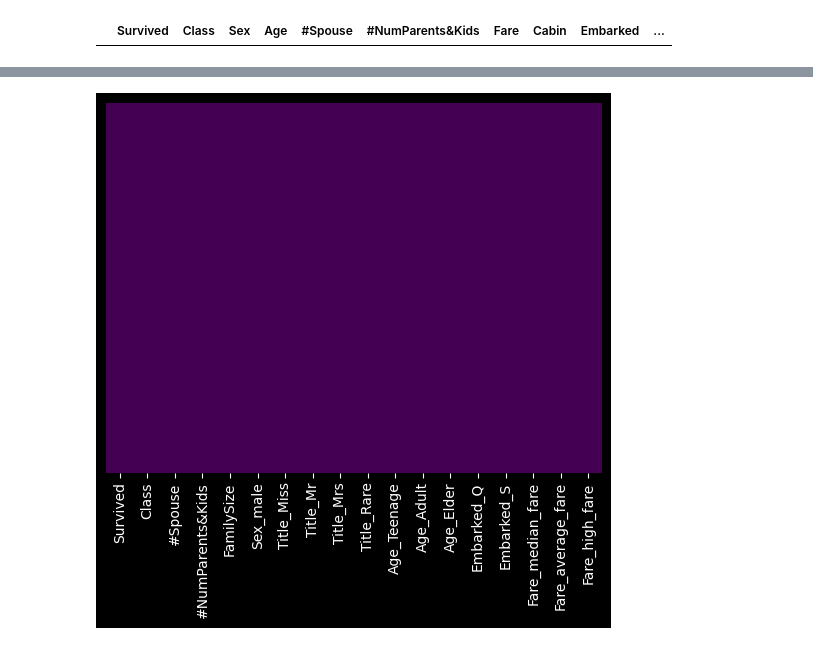
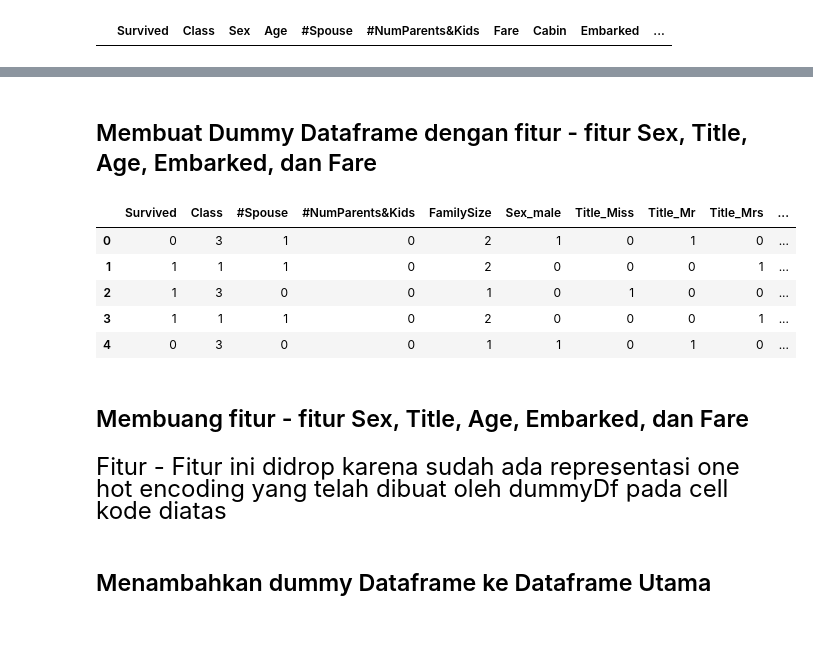
Before and after one commit to StefannusChristian/Data-Processing-and-Engineering, a Jupyter notebook: UTS/titanic/uts.ipynb, the cells around one changed output, grey strips where cells are left out. Drawn from its saved outputs; the diff is of its cells as text; code cells hidden in the pictures.

```diff
--- a/UTS/titanic/uts.ipynb
+++ b/UTS/titanic/uts.ipynb
@@ -232,11 +272,22 @@ df['Embarked'] = df.Embarked.apply(imputeEmbarked)
+# %% [markdown]
+## Membuat Dummy Dataframe dengan fitur - fitur Sex, Title, Age, Embarked, dan Fare
 # %%
 dummyDf = pd.get_dummies(df, columns = ["Sex","Title","Age","Embarked","Fare"],drop_first=True)
+display(dummyDf.head())
+# %% [output]
+|  | Survived | Class | #Spouse | #NumParents&Kids | FamilySize | Sex_male | Title_Miss | Title_Mr | Title_Mrs | ... |
+| 0 | 0 | 3 | 1 | 0 | 2 | 1 | 0 | 1 | 0 | ... |
+| 1 | 1 | 1 | 1 | 0 | 2 | 0 | 0 | 0 | 1 | ... |
+| 2 | 1 | 3 | 0 | 0 | 1 | 0 | 1 | 0 | 0 | ... |
+| 3 | 1 | 1 | 1 | 0 | 2 | 0 | 0 | 0 | 1 | ... |
+| 4 | 0 | 3 | 0 | 0 | 1 | 1 | 0 | 1 | 0 | ... |
+# %% [markdown]
+## Membuang fitur - fitur Sex, Title, Age, Embarked, dan Fare
+# %% [markdown]
+<p style="font-size:24px">Fitur - Fitur ini didrop karena sudah ada representasi one hot encoding yang telah dibuat oleh dummyDf pada cell kode diatas</p>
 # %%
 df.drop(["Sex","Title","Age","Embarked","Fare"],axis=1,inplace=True)
+# %% [markdown]
+## Menambahkan dummy Dataframe ke Dataframe Utama
 # %%
 df = pd.concat([dummyDf],axis=1)
-# %%
-sns.heatmap(df.isnull(),yticklabels=False,cbar=False,cmap='viridis')
-plt.show()
-# %% [output]
-[figure, removed]
```
Also changed, not shown: parts of 110 cells of this notebook.
